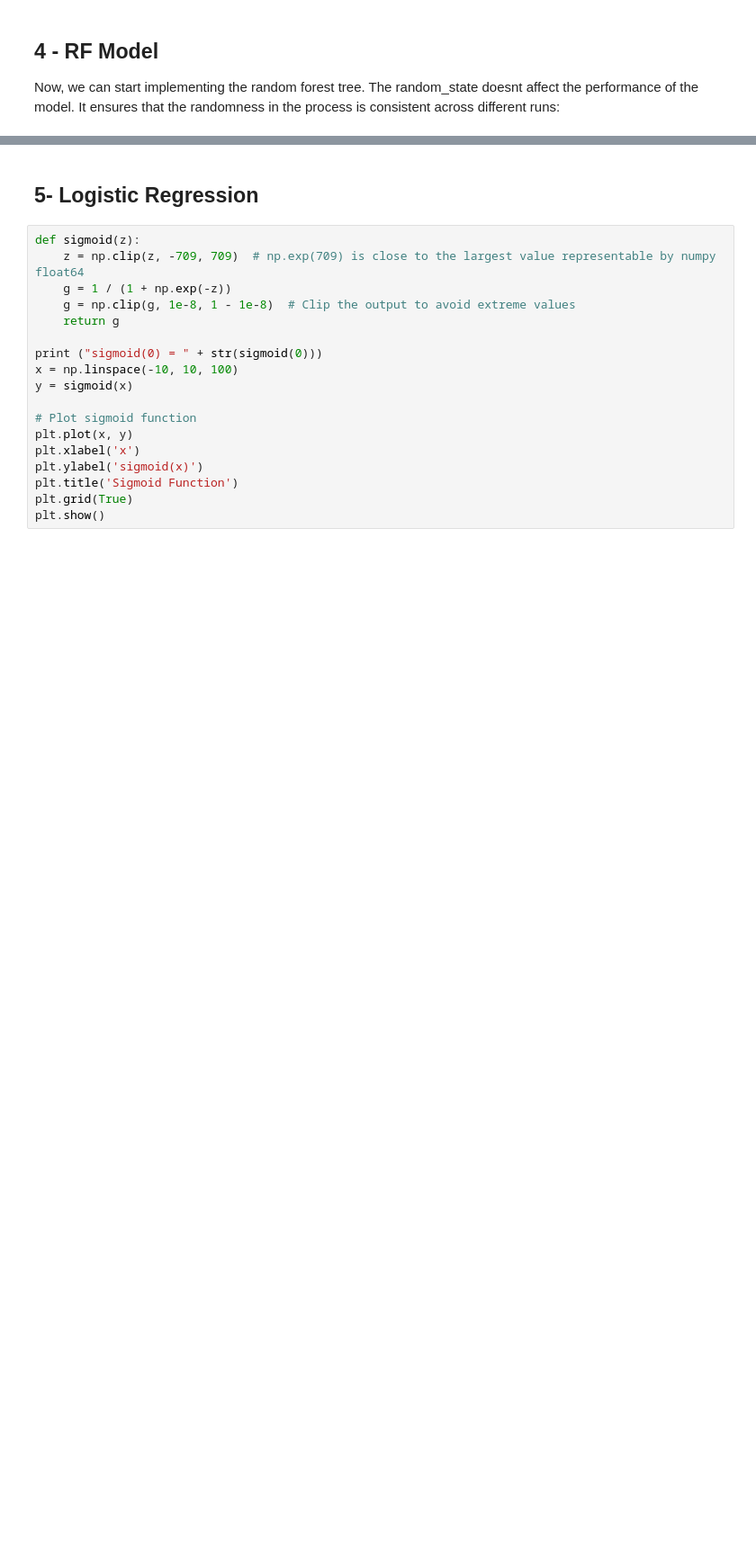
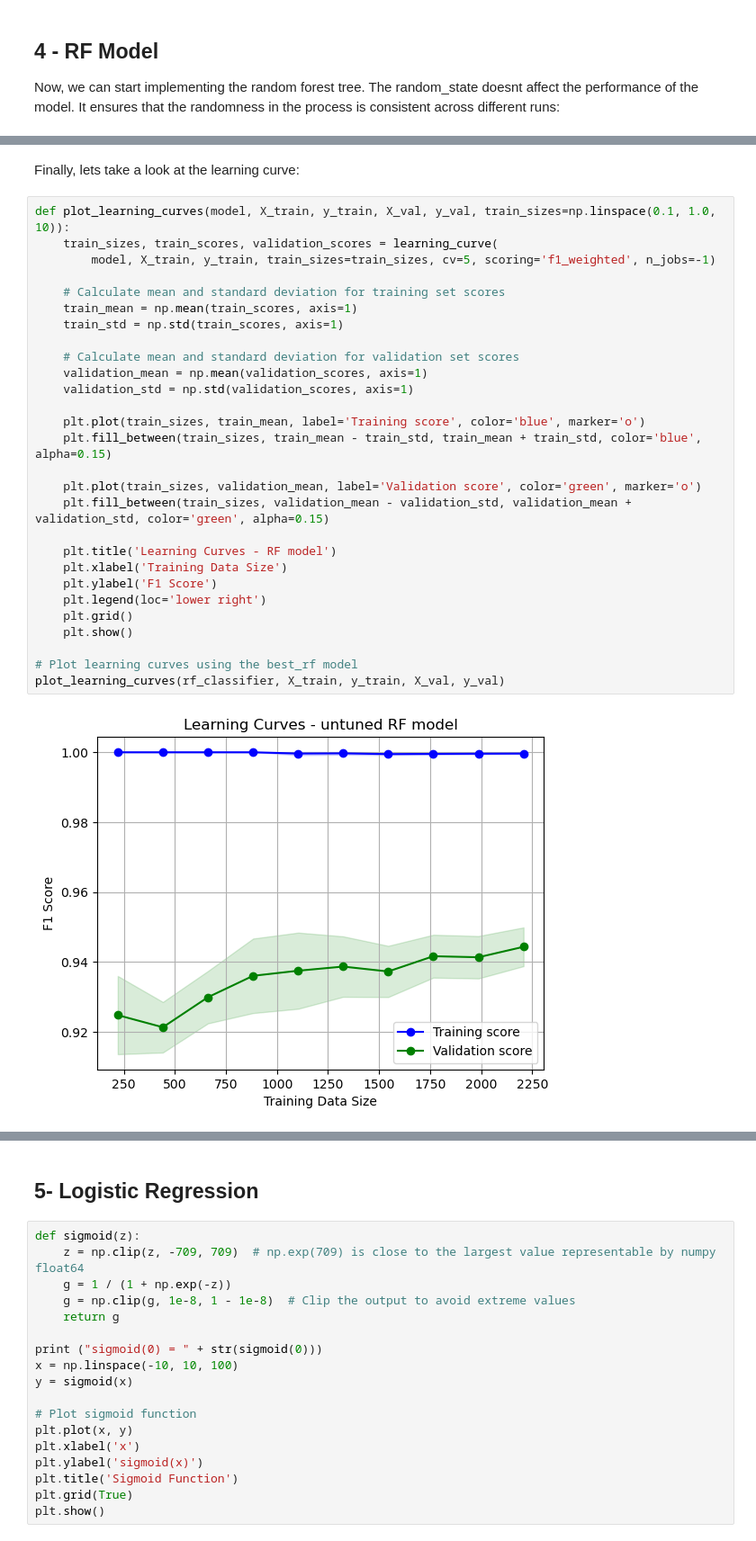
Before and after one commit to ChrysovalantisPsilos/MachineLearning, a Jupyter notebook: script.ipynb, the cells around one changed output, grey strips where cells are left out. Shown: that part at 90% size. Drawn from its saved outputs; the diff is of its cells as text; blank space fills up the shorter version.

```diff
--- a/script.ipynb
+++ b/script.ipynb
@@ -258 +255,33 @@ plt.show()
+# %% [markdown]
+Finally, lets take a look at the learning curve:
+# %%
+def plot_learning_curves(model, X_train, y_train, X_val, y_val, train_sizes=np.linspace(0.1, 1.0, 10)):
+    train_sizes, train_scores, validation_scores = learning_curve(
+        model, X_train, y_train, train_sizes=train_sizes, cv=5, scoring='f1_weighted', n_jobs=-1)
+
+    # Calculate mean and standard deviation for training set scores
+    train_mean = np.mean(train_scores, axis=1)
+    train_std = np.std(train_scores, axis=1)
+
+    # Calculate mean and standard deviation for validation set scores
+    validation_mean = np.mean(validation_scores, axis=1)
+    validation_std = np.std(validation_scores, axis=1)
+
+    plt.plot(train_sizes, train_mean, label='Training score', color='blue', marker='o')
+    plt.fill_between(train_sizes, train_mean - train_std, train_mean + train_std, color='blue', alpha=0.15)
+
+    plt.plot(train_sizes, validation_mean, label='Validation score', color='green', marker='o')
+    plt.fill_between(train_sizes, validation_mean - validation_std, validation_mean + validation_std, color='green', alpha=0.15)
+
+    plt.title('Learning Curves - RF model')
+    plt.xlabel('Training Data Size')
+    plt.ylabel('F1 Score')
+    plt.legend(loc='lower right')
+    plt.grid()
+    plt.show()
+
+# Plot learning curves using the best_rf model
+plot_learning_curves(rf_classifier, X_train, y_train, X_val, y_val)
+# %% [output]
+[figure, added]
 # %% [markdown]
```
Also changed, not shown: parts of 23 cells of this notebook.
